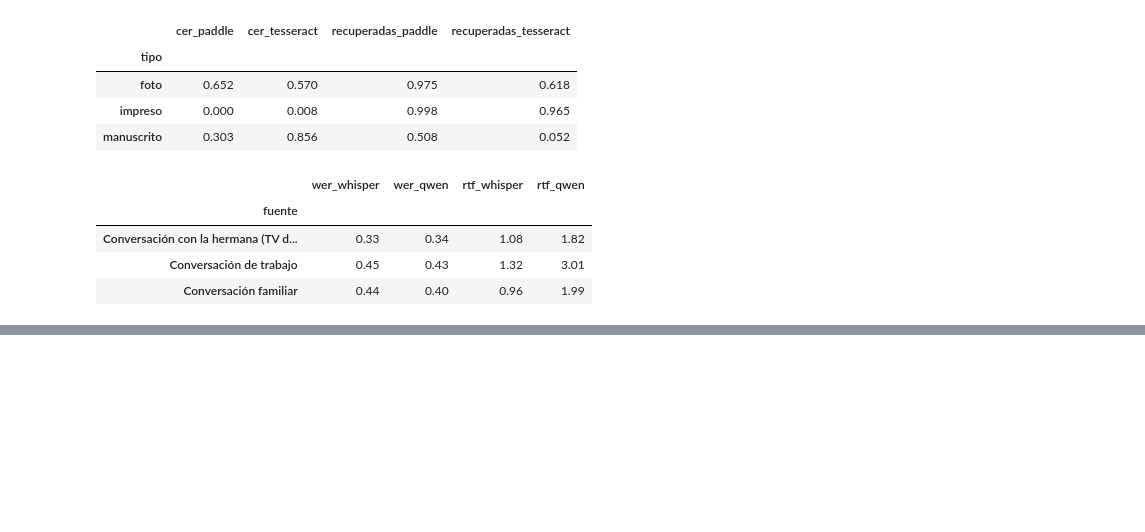
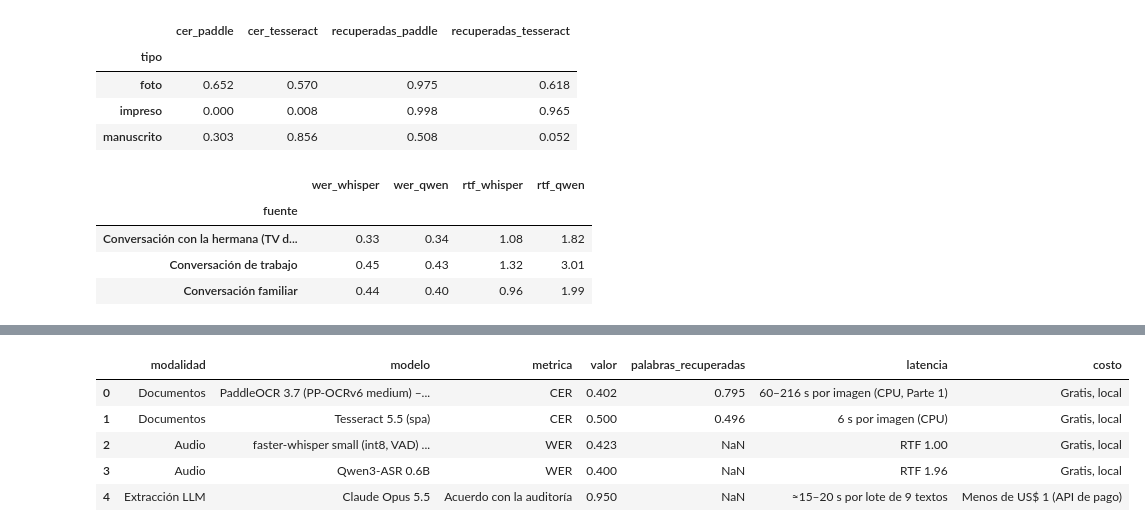
Before and after one commit to Clandra91/Python_intermedio, a Jupyter notebook: tarea_2/02_evaluacion.ipynb, the cells around one changed output, grey strips where cells are left out. Drawn from its saved outputs; the diff is of its cells as text; code cells hidden in the pictures; blank space fills up the shorter version.

Commit message:
#5 Extracción LLM (Claude), auditoría 19/20 y comparativa de modelos

```diff
--- a/tarea_2/02_evaluacion.ipynb
+++ b/tarea_2/02_evaluacion.ipynb
@@ -214,0 +403,15 @@ Audio -> WER faster-whisper small (línea base): 0.423 (RTF 1.09) | WER Qwen3-AS
+# %%
+# Auditoría: 10 documentos y 10 audios elegidos al azar (semilla fija, para que se pueda repetir)
+extraccion = pd.read_csv("datos/extraccion_llm.csv")
+auditoria = pd.concat([
+    extraccion[extraccion["modalidad"] == "documento"].sample(10, random_state=42),
+    extraccion[extraccion["modalidad"] == "audio"].sample(10, random_state=42),
+])
+texto_por_id = dict(zip(textos["id"], textos["texto"]))
+
+for fila in auditoria.itertuples():
+    campos = json.loads(fila.campos_json)
+    print("=" * 100)
+    print(f"{fila.id} ({fila.modalidad})\nTEXTO: {texto_por_id[fila.id]}\nEXTRACCIÓN:")
+    for campo in ["tema", "resumen", "emisor", "fecha", "monto", "citas_clave", "numero_hablantes"]:
+        print(f"   {campo}: {campos[campo]}")
@@ -214,0 +474,29 @@ Audio -> WER faster-whisper small (línea base): 0.423 (RTF 1.09) | WER Qwen3-AS
+# %%
+# Tabla comparativa sobre las mismas muestras (10 documentos y 10 clips). La latencia de los ASR es la mediana del RTF
+# (tiempo de proceso / duración del audio), para que no pese el valor atípico de Qwen en clip_010.
+comparativa = pd.DataFrame([
+    {"modalidad": "Documentos", "modelo": "PaddleOCR 3.7 (PP-OCRv6 medium) – línea base", "metrica": "CER",
+     "valor": CER_PADDLE, "palabras_recuperadas": muestra_docs["recuperadas_paddle"].mean(),
+     "latencia": "60–216 s por imagen (CPU, Parte 1)", "costo": "Gratis, local"},
+    {"modalidad": "Documentos", "modelo": "Tesseract 5.5 (spa)", "metrica": "CER",
+     "valor": CER_TESSERACT, "palabras_recuperadas": muestra_docs["recuperadas_tesseract"].mean(),
+     "latencia": f"{muestra_docs['segundos_tesseract'].mean():.0f} s por imagen (CPU)", "costo": "Gratis, local"},
+    {"modalidad": "Audio", "modelo": "faster-whisper small (int8, VAD) – línea base", "metrica": "WER",
+     "valor": WER_WHISPER, "palabras_recuperadas": None,
+     "latencia": f"RTF {muestra_clips['rtf_whisper'].median():.2f}", "costo": "Gratis, local"},
+    {"modalidad": "Audio", "modelo": "Qwen3-ASR 0.6B", "metrica": "WER",
+     "valor": WER_QWEN, "palabras_recuperadas": None,
+     "latencia": f"RTF {muestra_clips['rtf_qwen'].median():.2f}", "costo": "Gratis, local"},
+    {"modalidad": "Extracción LLM", "modelo": "Claude Opus 5.5", "metrica": "Acuerdo con la auditoría",
+     "valor": ACUERDO / 20, "palabras_recuperadas": None,
+     "latencia": "≈15–20 s por lote de 9 textos", "costo": "Menos de US$ 1 (API de pago)"},
+])
+comparativa[["valor", "palabras_recuperadas"]] = comparativa[["valor", "palabras_recuperadas"]].round(3)
+comparativa
+# %% [output]
+|  | modalidad | modelo | metrica | valor | palabras_recuperadas | latencia | costo |
+| 0 | Documentos | PaddleOCR 3.7 (PP-OCRv6 medium) –... | CER | 0.402 | 0.795 | 60–216 s por imagen (CPU, Parte 1) | Gratis, local |
+| 1 | Documentos | Tesseract 5.5 (spa) | CER | 0.500 | 0.496 | 6 s por imagen (CPU) | Gratis, local |
+| 2 | Audio | faster-whisper small (int8, VAD) ... | WER | 0.423 | NaN | RTF 1.00 | Gratis, local |
+| 3 | Audio | Qwen3-ASR 0.6B | WER | 0.400 | NaN | RTF 1.96 | Gratis, local |
+| 4 | Extracción LLM | Claude Opus 5.5 | Acuerdo con la auditoría | 0.950 | NaN | ≈15–20 s por lote de 9 textos | Menos de US$ 1 (API de pago) |
```
Also changed, not shown: parts of 18 cells of this notebook, 9 other files.
